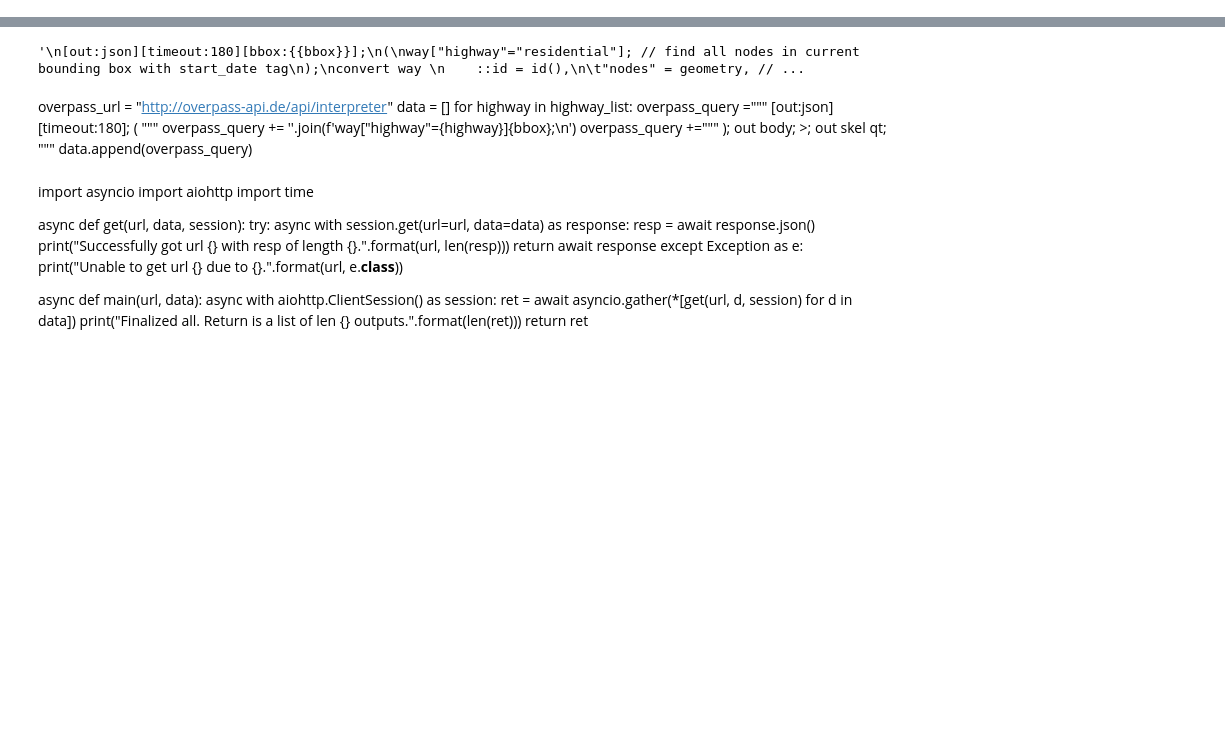
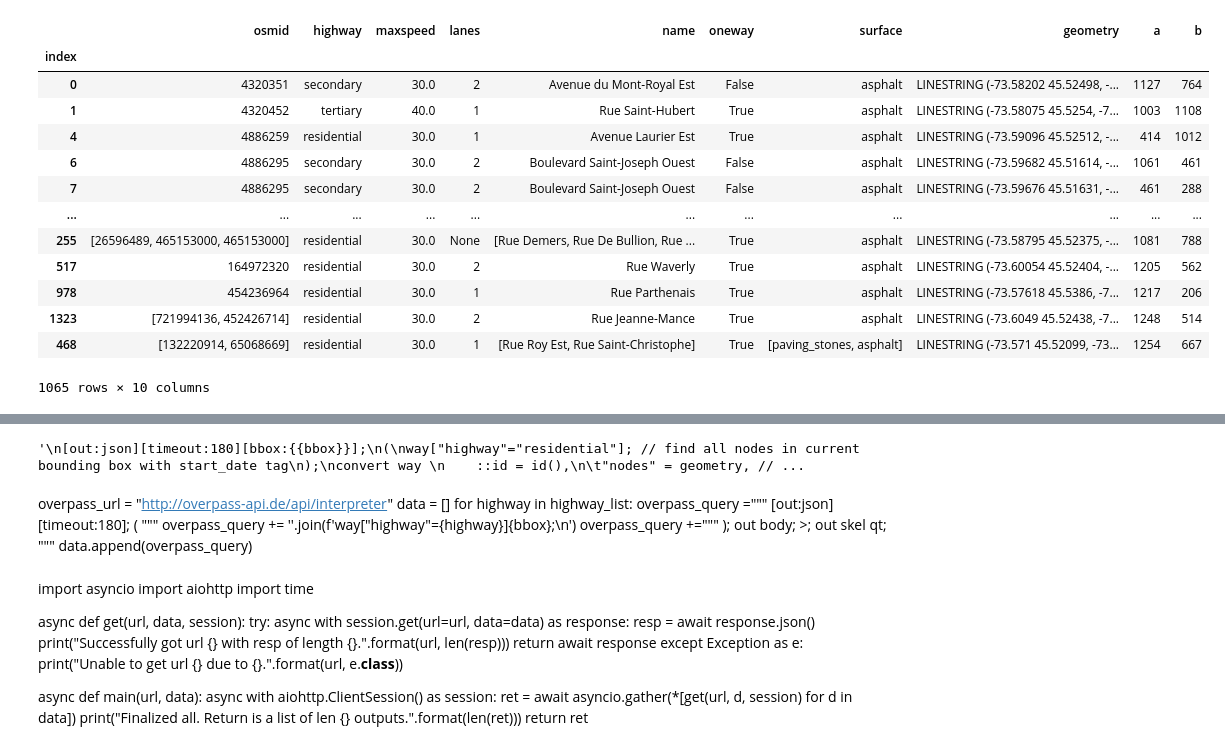
Before and after one commit to systragroup/osm-api, a Jupyter notebook: notebooks/OverpassAPI.ipynb, the cells around one changed output, grey strips where cells are left out. Saved outputs shown, nothing was run; the diff lists cells and outputs as text; code cells hidden in the pictures; blank space fills up the shorter version.

```diff
--- a/notebooks/OverpassAPI.ipynb
+++ b/notebooks/OverpassAPI.ipynb
@@ -42,0 +47,10 @@ data = response.json()
+# %%
+import os
+
+reload(road)
+data_path = '../tests/data'
+ways = gpd.read_file(os.path.join(data_path, 'rlinks.geojson'))
+links, nodes = road.get_links_and_nodes(ways)
+links = road.clean_oneway(links)
+links = road.clean_maxspeed(links)
+links = road.drop_duplicated_links(links, sort_column='maxspeed')
@@ -42,0 +59,5 @@ data = response.json()
+# %%
+links_string = links.copy()
+links_string.index = 'rlink_' + links_string.index.astype(str)
+A = road.simplify(links)
+B = road.simplify(links_string)
@@ -42,0 +73,17 @@ data = response.json()
+# %%
+A
+# %% [output]
+|  | osmid | highway | maxspeed | lanes | name | oneway | surface | geometry | a | b |
+| index |  |  |  |  |  |  |  |  |  |  |
+| 0 | 4320351 | secondary | 30.0 | 2 | Avenue du Mont-Royal Est | False | asphalt | LINESTRING (-73.58202 45.52498, -... | 1127 | 764 |
+| 1 | 4320452 | tertiary | 40.0 | 1 | Rue Saint-Hubert | True | asphalt | LINESTRING (-73.58075 45.5254, -7... | 1003 | 1108 |
+| 4 | 4886259 | residential | 30.0 | 1 | Avenue Laurier Est | True | asphalt | LINESTRING (-73.59096 45.52512, -... | 414 | 1012 |
+| 6 | 4886295 | secondary | 30.0 | 2 | Boulevard Saint-Joseph Ouest | False | asphalt | LINESTRING (-73.59682 45.51614, -... | 1061 | 461 |
+| 7 | 4886295 | secondary | 30.0 | 2 | Boulevard Saint-Joseph Ouest | False | asphalt | LINESTRING (-73.59676 45.51631, -... | 461 | 288 |
+| ... | ... | ... | ... | ... | ... | ... | ... | ... | ... | ... |
+| 255 | [26596489, 465153000, 465153000] | residential | 30.0 | None | [Rue Demers, Rue De Bullion, Rue ... | True | asphalt | LINESTRING (-73.58795 45.52375, -... | 1081 | 788 |
+| 517 | 164972320 | residential | 30.0 | 2 | Rue Waverly | True | asphalt | LINESTRING (-73.60054 45.52404, -... | 1205 | 562 |
+| 978 | 454236964 | residential | 30.0 | 1 | Rue Parthenais | True | asphalt | LINESTRING (-73.57618 45.5386, -7... | 1217 | 206 |
+| 1323 | [721994136, 452426714] | residential | 30.0 | 2 | Rue Jeanne-Mance | True | asphalt | LINESTRING (-73.6049 45.52438, -7... | 1248 | 514 |
+| 468 | [132220914, 65068669] | residential | 30.0 | 1 | [Rue Roy Est, Rue Saint-Christophe] | True | [paving_stones, asphalt] | LINESTRING (-73.571 45.52099, -73... | 1254 | 667 |
+1065 rows × 10 columns
```
Also changed, not shown: parts of 78 cells of this notebook, 23 other files.
